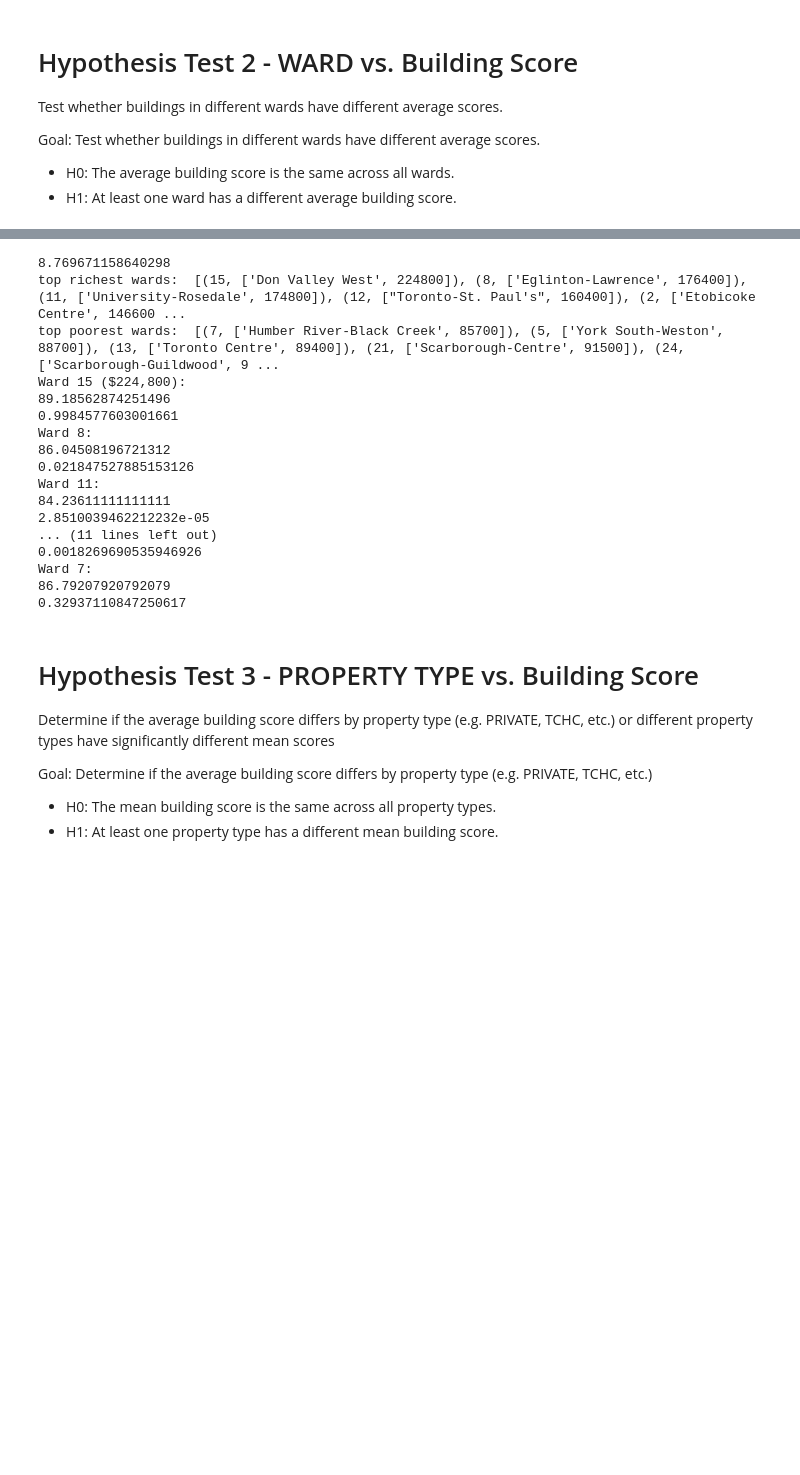
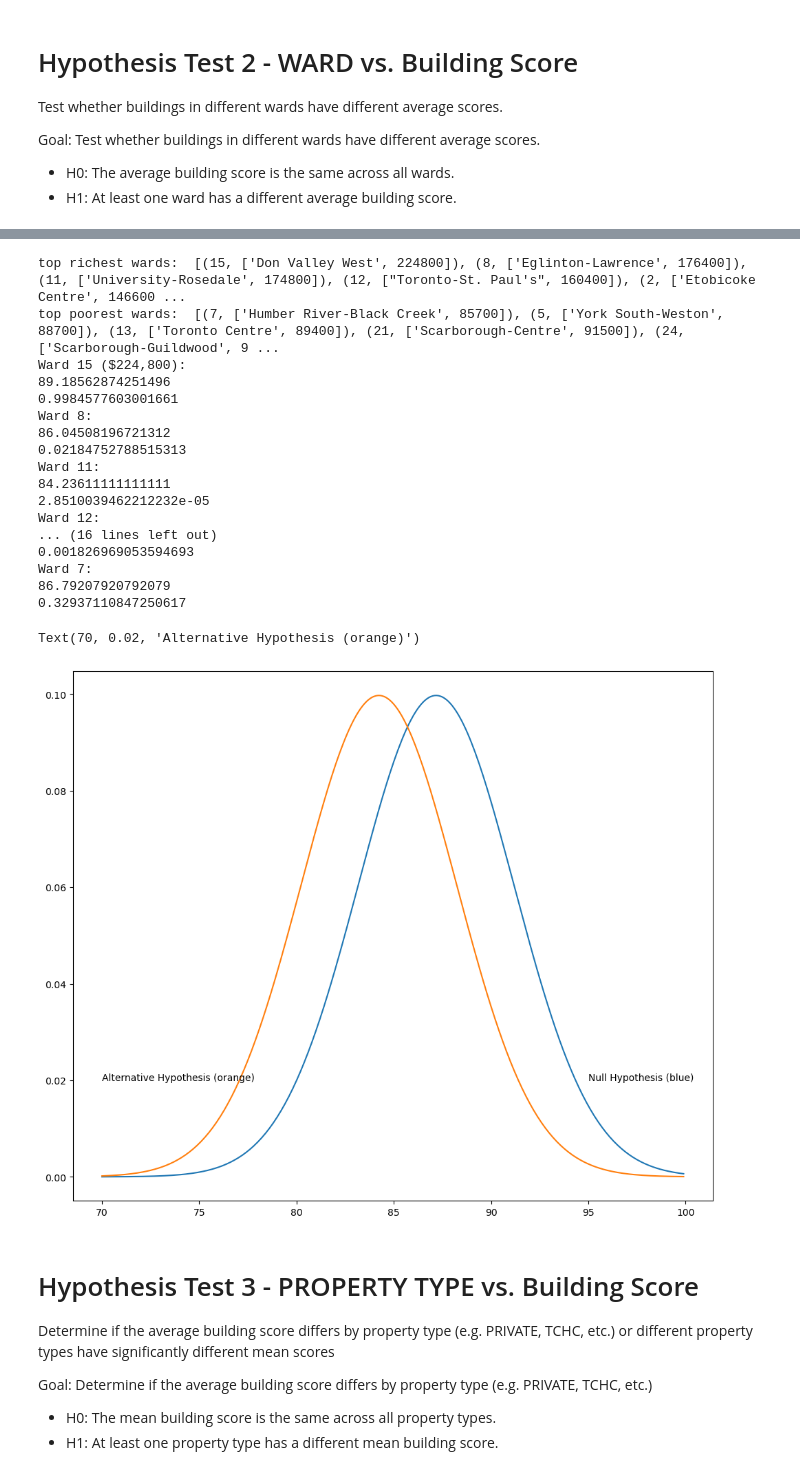
Before and after one commit to rodionol/DSStatsGroupProject, a Jupyter notebook: Term-Project-Group-1-COMMON.ipynb, the cells around one changed output, grey strips where cells are left out. Saved outputs shown, nothing was run; the diff lists cells and outputs as text; code cells hidden in the pictures; blank space fills up the shorter version.

Commit message:
Hypothesis 2 graph

```diff
--- a/Term-Project-Group-1-COMMON.ipynb
+++ b/Term-Project-Group-1-COMMON.ipynb
@@ -318,11 +308,8 @@ apartmentEvalDfH2.head(2)
 # %%
 # HYPOTHESIS 2 CONTINUED
-
-# constants
 significance_level = 0.05
 population_mean = apartmentEvalDf.loc[:, 'CURRENT BUILDING EVAL SCORE'].mean()
 sd = statistics.stdev(list(apartmentEvalDf.loc[:, 'CURRENT BUILDING EVAL SCORE']))
-print(sd)
 
 def get_sample_size(wardData):
     return len(wardData.index)
@@ -342,7 +329,6 @@ def calc_pvalue(zscore):
 
 def print_results(wardData):
     zscore = calc_zscore(get_sample_size(wardData), get_sample_mean(wardData))
-    # print(zscore)
     calc_pvalue(zscore)
     print(calc_pvalue(zscore))
 
@@ -376,9 +362,9 @@ print('Ward 12:')
 print(get_sample_mean(ward12Evals))
 print_results(ward12Evals)
 
-# print('Ward 2:')
-# print(get_sample_mean(ward2Evals))
-# print_results(ward2Evals)
+print('Ward 2:')
+print(get_sample_mean(ward2Evals))
+print_results(ward2Evals)
 
 # bottom 5 poorest wards:
 print('Ward 24:')
@@ -389,9 +375,9 @@ print('Ward 21:')
 print(get_sample_mean(ward21Evals))
 print_results(ward21Evals)
 
-# print('Ward 13:')
-# print(get_sample_mean(ward13Evals))
-# print_results(ward13Evals)
+print('Ward 13:')
+print(get_sample_mean(ward13Evals))
+print_results(ward13Evals)
 
 print('Ward 5:')
 print(get_sample_mean(ward5Evals))
@@ -401,7 +387,6 @@ print('Ward 7:')
 print(get_sample_mean(ward7Evals))
 print_results(ward7Evals)
 # %% [output]
-8.769671158640298
 top richest wards:  [(15, ['Don Valley West', 224800]), (8, ['Eglinton-Lawrence', 176400]), (11, ['University-Rosedale', 174800]), (12, ["Toronto-St. Paul's", 160400]), (2, ['Etobicoke Centre', 146600 ...
 top poorest wards:  [(7, ['Humber River-Black Creek', 85700]), (5, ['York South-Weston', 88700]), (13, ['Toronto Centre', 89400]), (21, ['Scarborough-Centre', 91500]), (24, ['Scarborough-Guildwood', 9 ...
 Ward 15 ($224,800):
@@ -409,18 +394,35 @@ Ward 15 ($224,800):
 0.9984577603001661
 Ward 8:
 86.04508196721312
-0.021847527885153126
+0.02184752788515313
 Ward 11:
 84.23611111111111
 2.8510039462212232e-05
-... (11 lines left out)
-0.0018269690535946926
+Ward 12:
+... (16 lines left out)
+0.001826969053594693
 Ward 7:
 86.79207920792079
 0.32937110847250617
 # %%
-#Hypothesis 2 continued - Graph
-# //TODO
+# Hypothesis 2 - Graph comparing Ward 7 and general population
+plt.figure(figsize=(12,10))
+
+x1=np.arange(70,100,0.1)
+y1= stats.norm.pdf(np.arange(70,100,0.1), loc=population_mean, scale=4)
+plt.plot(x1,y1)
+
+plt.plot(x1=np.arange(70,100.0,0.1), y2= stats.norm.pdf(np.arange(50,100,0.1), loc=population_mean, scale=4))
+
+x2=np.arange(70,100.0,0.1)
+y2= stats.norm.pdf(np.arange(70,100.0,0.1),loc = get_sample_mean(ward11Evals), scale=4)
+plt.plot(x2,y2)
+
+plt.text(x=95, y=0.02, s= "Null Hypothesis (blue)")
+plt.text(x=70, y=0.02, s= "Alternative Hypothesis (orange)")
+# %% [output]
+Text(70, 0.02, 'Alternative Hypothesis (orange)')
+[figure, added]
 # %% [markdown]
 # Hypothesis Test 3 - PROPERTY TYPE vs. Building Score
 
```
Also changed, not shown: parts of 5 cells of this notebook.
